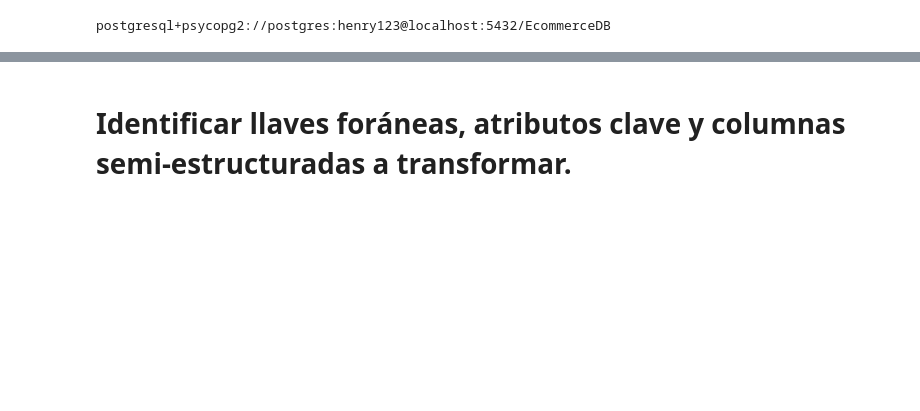
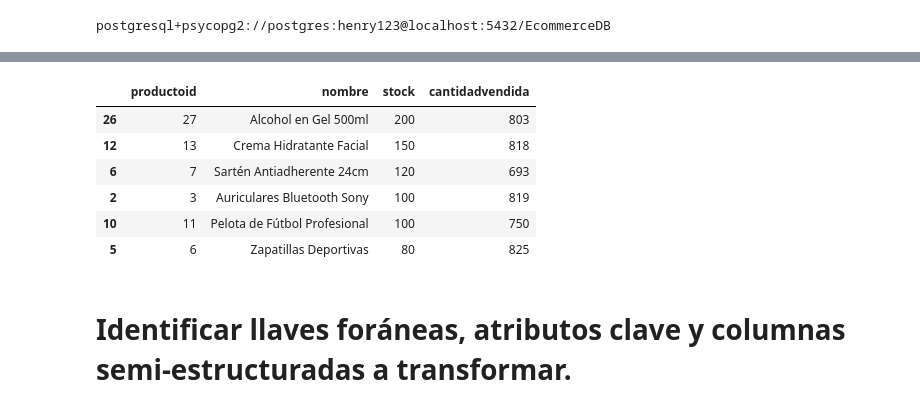
Before and after one commit to JulietaNaistat/proyecto-integrador-ecommerce, a Jupyter notebook: Avance_1/avance_1.ipynb, the cells around one changed output, grey strips where cells are left out. Saved outputs shown, nothing was run; the diff lists cells and outputs as text; code cells hidden in the pictures; blank space fills up the shorter version.

```diff
--- a/Avance_1/avance_1.ipynb
+++ b/Avance_1/avance_1.ipynb
@@ -79,0 +370,35 @@ for archivo in archivos:
+# %%
+# Productos con alto stock y bajas ventas
+
+productos = session.query(Producto).all()
+df_productos = pd.DataFrame([{
+    'productoid': p.productoid,
+    'nombre': p.nombre,
+    'stock': p.stock
+} for p in productos])
+detalles = session.query(DetalleOrden).all()
+df_detalles = pd.DataFrame([{
+    'productoid': d.productoid,
+    'cantidadvendida': d.cantidad
+} for d in detalles])
+ventas_por_producto = df_detalles.groupby('productoid')['cantidadvendida'].sum().reset_index()
+df_merged = pd.merge(df_productos, ventas_por_producto, on='productoid', how='left')
+df_merged['cantidadvendida'] = df_merged['cantidadvendida'].fillna(0)
+umbral_stock_alto = df_merged['stock'].quantile(0.60)
+umbral_ventas_bajas = df_merged['cantidadvendida'].quantile(0.35)
+productos_stock_ventas = df_merged[
+    (df_merged['stock'] >= umbral_stock_alto) &
+    (df_merged['cantidadvendida'] <= umbral_ventas_bajas)
+].sort_values(by='stock', ascending=False)
+
+productos_stock_ventas
+
+#Resultado: El producto con mas stock y menos vendido es el Alcohol en Gel 500ml. Seria interesante tener una columna que nos indique la frecuencia de renovacion del stock para analizar si es suficiente.
+# %% [output]
+|  | productoid | nombre | stock | cantidadvendida |
+| 26 | 27 | Alcohol en Gel 500ml | 200 | 803 |
+| 12 | 13 | Crema Hidratante Facial | 150 | 818 |
+| 6 | 7 | Sartén Antiadherente 24cm | 120 | 693 |
+| 2 | 3 | Auriculares Bluetooth Sony | 100 | 819 |
+| 10 | 11 | Pelota de Fútbol Profesional | 100 | 750 |
+| 5 | 6 | Zapatillas Deportivas | 80 | 825 |
```
Also changed, not shown: parts of 10 cells of this notebook, 6 other files.
